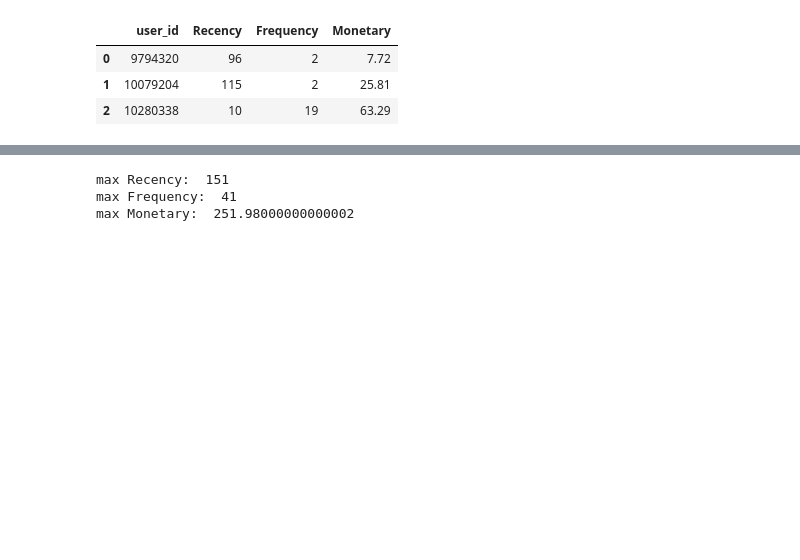
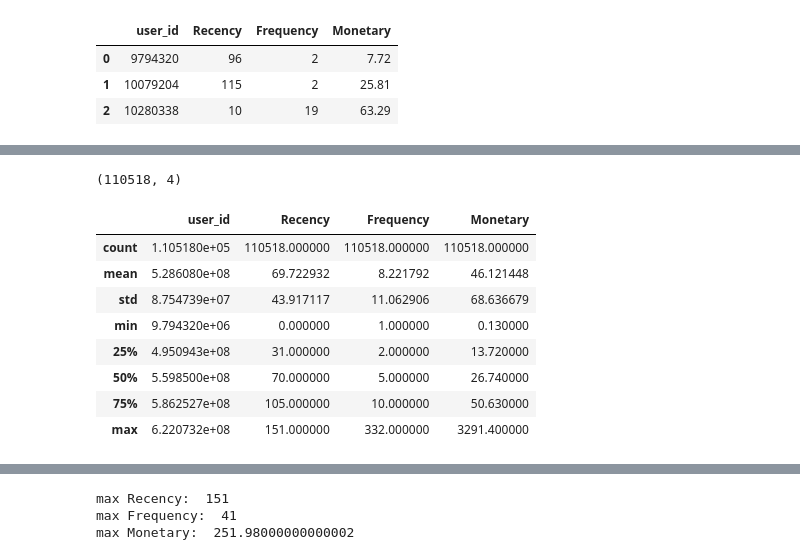
Before and after one commit to infoshareacademy/jdszr16-Datapaparapa, a Jupyter notebook: notebooks/kmeans/Jacek/kmeans_cosmetic_03.ipynb, the cells around one changed output, grey strips where cells are left out. Saved outputs shown, nothing was run; the diff lists cells and outputs as text; code cells hidden in the pictures; blank space fills up the shorter version.

```diff
--- a/notebooks/kmeans/Jacek/kmeans_cosmetic_03.ipynb
+++ b/notebooks/kmeans/Jacek/kmeans_cosmetic_03.ipynb
@@ -124,0 +156,16 @@ df_RFM2.head(3)
+# %%
+df_RFM.shape
+# %% [output]
+(110518, 4)
+# %%
+df_RFM.describe()
+# %% [output]
+|  | user_id | Recency | Frequency | Monetary |
+| count | 1.105180e+05 | 110518.000000 | 110518.000000 | 110518.000000 |
+| mean | 5.286080e+08 | 69.722932 | 8.221792 | 46.121448 |
+| std | 8.754739e+07 | 43.917117 | 11.062906 | 68.636679 |
+| min | 9.794320e+06 | 0.000000 | 1.000000 | 0.130000 |
+| 25% | 4.950943e+08 | 31.000000 | 2.000000 | 13.720000 |
+| 50% | 5.598500e+08 | 70.000000 | 5.000000 | 26.740000 |
+| 75% | 5.862527e+08 | 105.000000 | 10.000000 | 50.630000 |
+| max | 6.220732e+08 | 151.000000 | 332.000000 | 3291.400000 |
```
Also changed, not shown: parts of 13 cells of this notebook, 1 other file.
